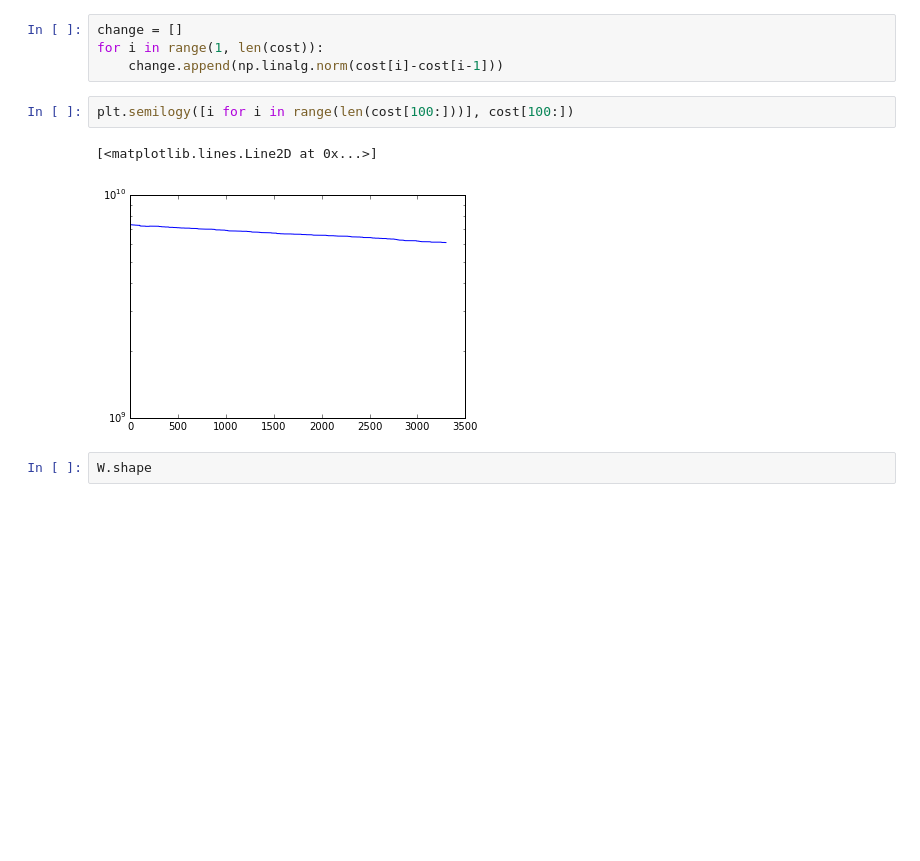
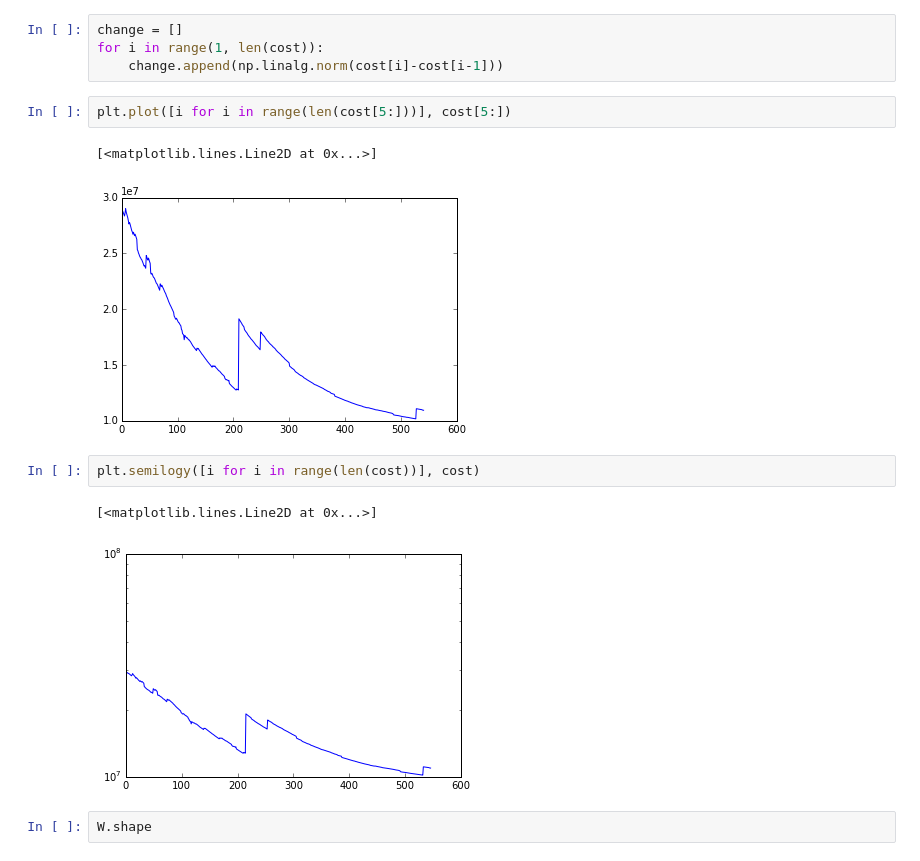
Before and after one commit to aartibagul/Source-Separation, a Jupyter notebook: Source_Separation.ipynb, the cells around one changed output. Drawn from its saved outputs; the diff is of its cells as text; blank space fills up the shorter version.

```diff
--- a/Source_Separation.ipynb
+++ b/Source_Separation.ipynb
@@ -381,11 +366,16 @@ ValueError: operands could not be broadcast together with shapes (10,) (10,129)
 change = []
 for i in range(1, len(cost)):
     change.append(np.linalg.norm(cost[i]-cost[i-1]))
+# %%
+plt.plot([i for i in range(len(cost[5:]))], cost[5:])
+# %% [output]
+[<matplotlib.lines.Line2D at 0x...>]
+[figure, added]
 # %%
-plt.semilogy([i for i in range(len(cost[100:]))], cost[100:])
+plt.semilogy([i for i in range(len(cost))], cost)
 # %% [output]
 [<matplotlib.lines.Line2D at 0x...>]
-[figure, old version]
+[figure, new version]
 # %%
 W.shape
 # %% [output]
```
Also changed, not shown: parts of 11 cells of this notebook.
